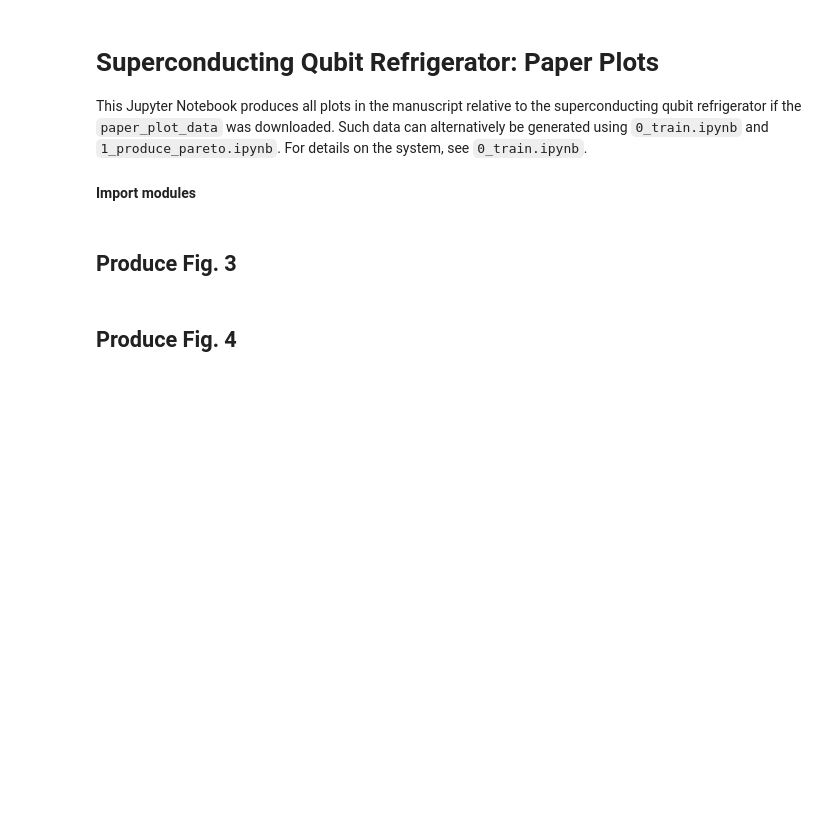
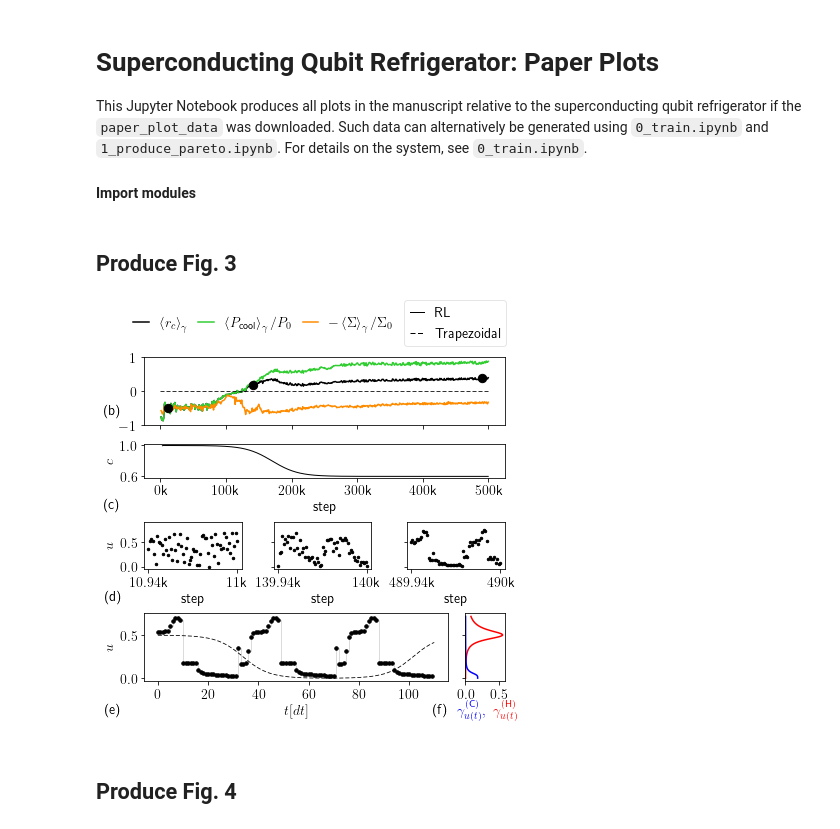
Before and after one commit to PaoloAE/paper_rl_blackbox_thermal_machines, a Jupyter notebook: jupyter_qubit_refrigerator/2_paper_plots.ipynb, the cells around one changed output. Saved outputs shown, nothing was run; the diff lists cells and outputs as text; code cells hidden in the pictures; blank space fills up the shorter version.

```diff
--- a/jupyter_qubit_refrigerator/2_paper_plots.ipynb
+++ b/jupyter_qubit_refrigerator/2_paper_plots.ipynb
@@ -30,13 +30,13 @@ actions_per_log = 1000
 act_0 = 11000-1
 act_1 = 140000-1
 act_2 = 490000-1
-small_action_ylim = [-0.05, 0.8]
+small_action_ylim = [-0.05, 0.91]
 large_action_ylim = None
 reward_ylabel= r""
-reward_labels = [r"$\ev*{F_{[\text{R}]}}_\gamma$",r"$\ev*{\mathcal{P}_{[\text{R}]}}_\gamma$",
-                                                         r"$-\ev*{\mathfrak{S}}_\gamma$",""]
+reward_labels = [r"$\ev*{r_c}_\gamma$",r"$\ev*{{P}_\text{cool}}_\gamma/P_0$",
+                                                         r"$-\ev*{\Sigma}_\gamma/\Sigma_0$",""]
 reward_extra_coeffs = [1.,1.,1.]
-reward_label_location = [0., 1.]
+reward_label_location = [-0.045, 1.28]
 reward_colors = ["black","limegreen","darkorange"]
 cycle_custom_colors = ["black"]
 reward_plot_extra_args = ([0,500000], [0.00149926,0.00149926])
@@ -46,8 +46,8 @@ extra_cycles = [lambda x,a=2,omega=0.0472428,dt=0.982: 0.25*(1. + np.tanh(a*np.c
 extra_cycles_linewidth = 0.8
 rl_legend_lines=[Line2D([0], [0], color='black', linewidth=1),
                     Line2D([0], [0], color='black', linewidth=1, dashes=(4/0.8,2/0.8))]
-rl_legend_text=["RL","Trap."]
-rl_legend_location=[0.655,0.933]
+rl_legend_text=["RL","Trapezoidal"]
+rl_legend_location=[0.7,0.893]
 legend_column_spacing = 0.8
 plot_file_name = "fig_3.pdf"
 
@@ -116,40 +116,42 @@ plotting.plot_actions_on_axis(os.path.join(log_dir, det_policy_sublocation), pro
 s = lambda de, b, w: g/2 * 1/(1 + q**2*(de/w - w/de)**2)*de/(np.exp(b*de) - 1)
 s_tot = lambda de, b, w: s(de,b,w)+s(-de,b,w)
 s_hot = lambda de: s_tot(de,bh,wh)
 s_cold = lambda de: s_tot(de,bc,wc)
 de = lambda u: 2*e0*np.sqrt(d**2 + u**2);
 g = 1;q = 4;e0 = 1;d = 0.12;wh = 1.03;wc = 0.24;bh = 10/3;bc = 2*bh;ec = 0.24;
 u_vals = np.linspace(0,0.72,100)
 hot_coupling = s_hot(de(u_vals))
 cold_coupling = s_cold(de(u_vals))
 coupling_ax.plot(hot_coupling, u_vals, color="red")
 coupling_ax.plot(cold_coupling, u_vals, color="blue")
 coupling_ax.set_xlim([0.,0.58])
 xbox1 = TextArea(r"$\gamma^{(\text{C})}_{u(t)},$", textprops=dict(color="b", ha='center',va='bottom'))
 xbox2 = TextArea(r"$\gamma^{(\text{H})}_{u(t)}$", textprops=dict(color="r", ha='center',va='bottom'))
 xbox = HPacker(children=[xbox1, xbox2],align="bottom", pad=0, sep=5)
 anchored_xbox = AnchoredOffsetbox(loc=3, child=xbox, pad=0., frameon=False, bbox_to_anchor=(0.15, -0.7),
                                   bbox_transform=coupling_ax.transAxes, borderpad=0.)
 coupling_ax.add_artist(anchored_xbox)
 
 #add legend
 fig.legend(rl_legend_lines,rl_legend_text,loc=rl_legend_location,fancybox=True, framealpha=0.5,borderaxespad=0.,
-                    ncol=2,handlelength=1, columnspacing=legend_column_spacing)
+                    ncol=1,handlelength=1, columnspacing=legend_column_spacing)
 
 #add the panel labels
-reward_ax.text(-0.11,0.15, r'(a)', transform=reward_ax.transAxes )
-cvalue_ax.text(-0.11,-0.9, r'(b)', transform=cvalue_ax.transAxes )
-prot_0_ax.text(-0.4,-0.65, r'(c)', transform=prot_0_ax.transAxes )
-prot_final_ax.text(-0.13,-0.48, r'(d)', transform=prot_final_ax.transAxes )
-prot_final_ax.text(0.95,-0.48, r'(e)', transform=prot_final_ax.transAxes )
+reward_ax.text(-0.11,0.15, r'(b)', transform=reward_ax.transAxes )
+cvalue_ax.text(-0.11,-0.9, r'(c)', transform=cvalue_ax.transAxes )
+prot_0_ax.text(-0.4,-0.65, r'(d)', transform=prot_0_ax.transAxes )
+prot_final_ax.text(-0.13,-0.48, r'(e)', transform=prot_final_ax.transAxes )
+prot_final_ax.text(0.95,-0.48, r'(f)', transform=prot_final_ax.transAxes )
 
 #save figure
 plot_folder = os.path.join(log_dir,plotting.PLOT_DIR_NAME)
 Path(plot_folder).mkdir(parents=True, exist_ok=True)
-plt.savefig(os.path.join(plot_folder,plot_file_name))
+plt.savefig(plot_file_name)
 
 #show
 plt.show()
+# %% [output]
+[figure, added]
 # %% [markdown]
 ## Produce Fig. 4
 # %%
```
Also changed, not shown: parts of 2 cells of this notebook, 5 other files.
